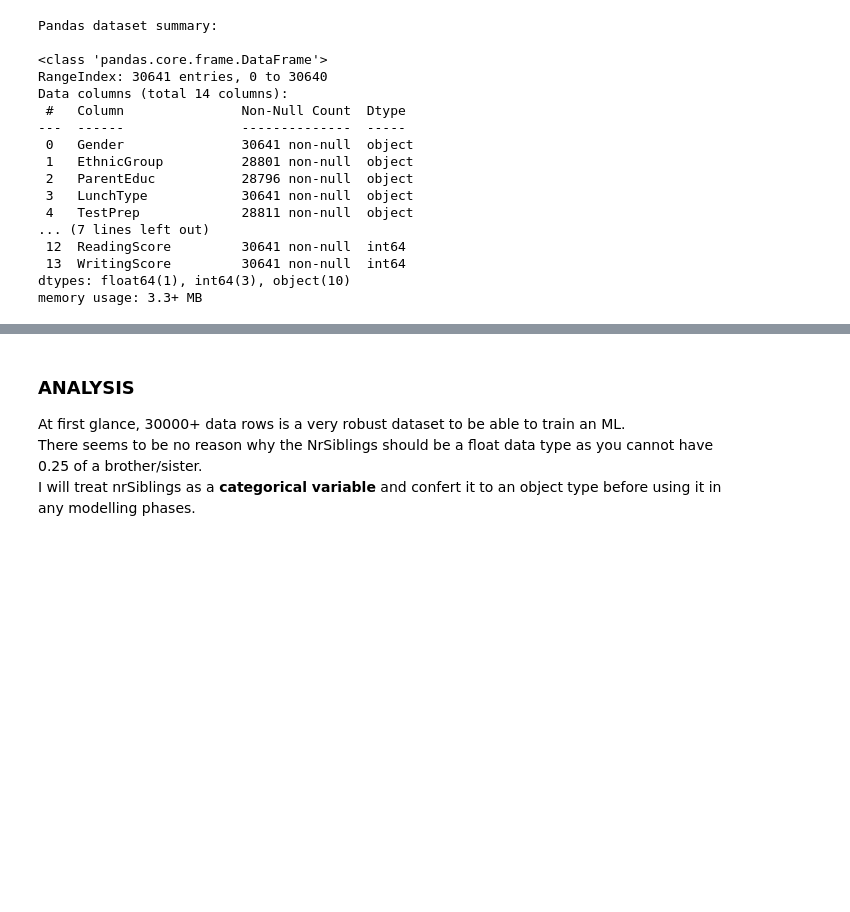
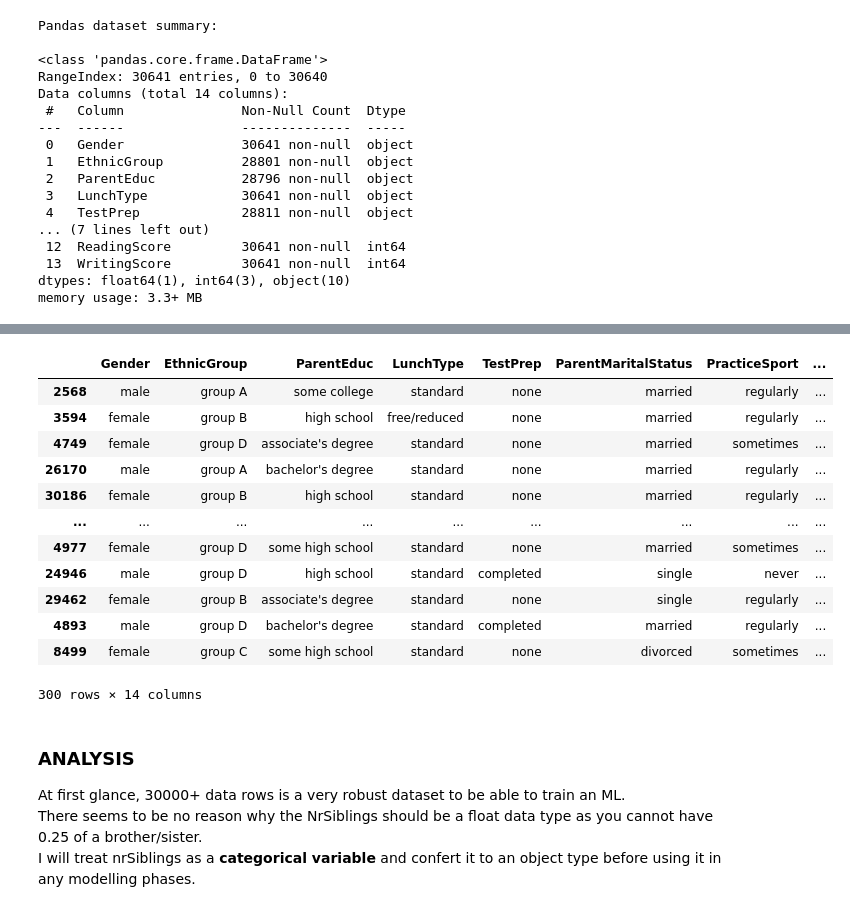
Before and after one commit to A-Hoenig/student-AI, a Jupyter notebook: jupyter_notebooks/NB_2_data_cleaning.ipynb, the cells around one changed output, grey strips where cells are left out. Drawn from its saved outputs; the diff is of its cells as text; code cells hidden in the pictures; blank space fills up the shorter version.

```diff
--- a/jupyter_notebooks/NB_2_data_cleaning.ipynb
+++ b/jupyter_notebooks/NB_2_data_cleaning.ipynb
@@ -89,3 +95,35 @@ memory usage: 3.3+ MB
+# %%
+df.drop(columns=['MathScore','ReadingScore','WritingScore'])
+df_clean = df.dropna()
+df_sample = df_clean.sample(n=300)
+
+file_path = 'inputs/dataset/student_random_list.csv'
+
+# Remove previous file if it exists
+if os.path.exists(file_path):
+    os.remove(file_path)
+
+# Create the directory if it doesn't exist
+os.makedirs(name='inputs/dataset', exist_ok=True)
+
+# Save cleaned DataFrame to the file path
+df_sample.to_csv(file_path, index=True)
+
+df_sample
+# %% [output]
+|  | Gender | EthnicGroup | ParentEduc | LunchType | TestPrep | ParentMaritalStatus | PracticeSport | ... |
+| 2568 | male | group A | some college | standard | none | married | regularly | ... |
+| 3594 | female | group B | high school | free/reduced | none | married | regularly | ... |
+| 4749 | female | group D | associate's degree | standard | none | married | sometimes | ... |
+| 26170 | male | group A | bachelor's degree | standard | none | married | regularly | ... |
+| 30186 | female | group B | high school | standard | none | married | regularly | ... |
+| ... | ... | ... | ... | ... | ... | ... | ... | ... |
+| 4977 | female | group D | some high school | standard | none | married | sometimes | ... |
+| 24946 | male | group D | high school | standard | completed | single | never | ... |
+| 29462 | female | group B | associate's degree | standard | none | single | regularly | ... |
+| 4893 | male | group D | bachelor's degree | standard | completed | married | regularly | ... |
+| 8499 | female | group C | some high school | standard | none | divorced | sometimes | ... |
+300 rows × 14 columns
 # %% [markdown]
 ### ANALYSIS
 At first glance, 30000+ data rows is a very robust dataset to be able to train an ML. <br>
```
Also changed, not shown: parts of 9 cells of this notebook, 32 other files.
